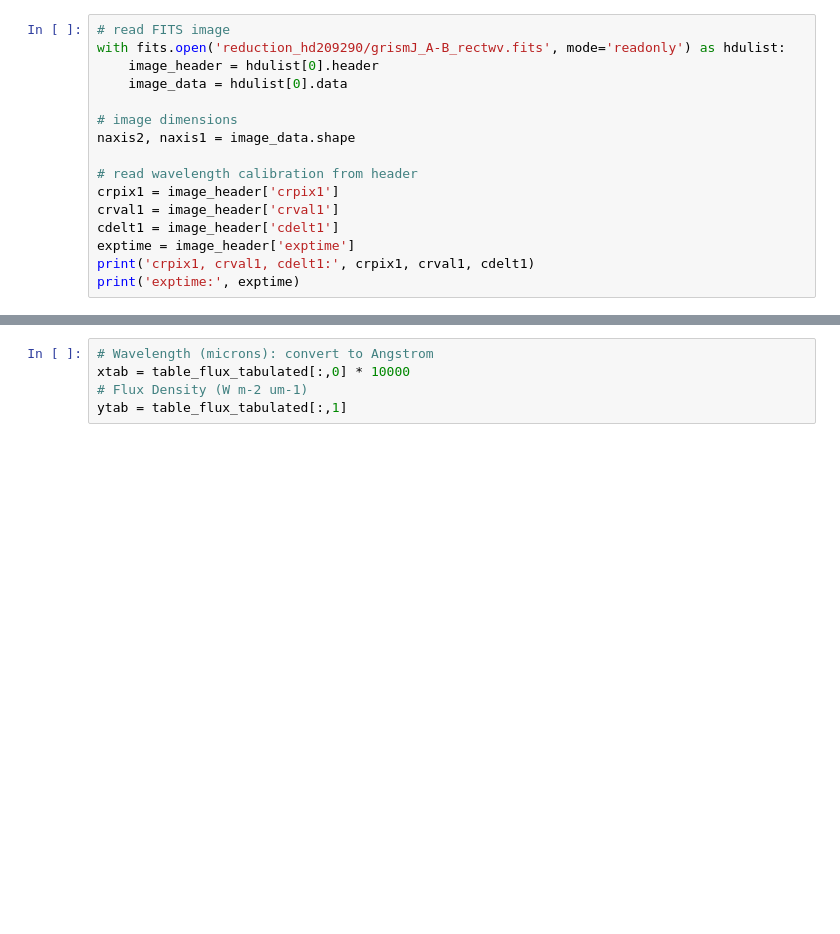
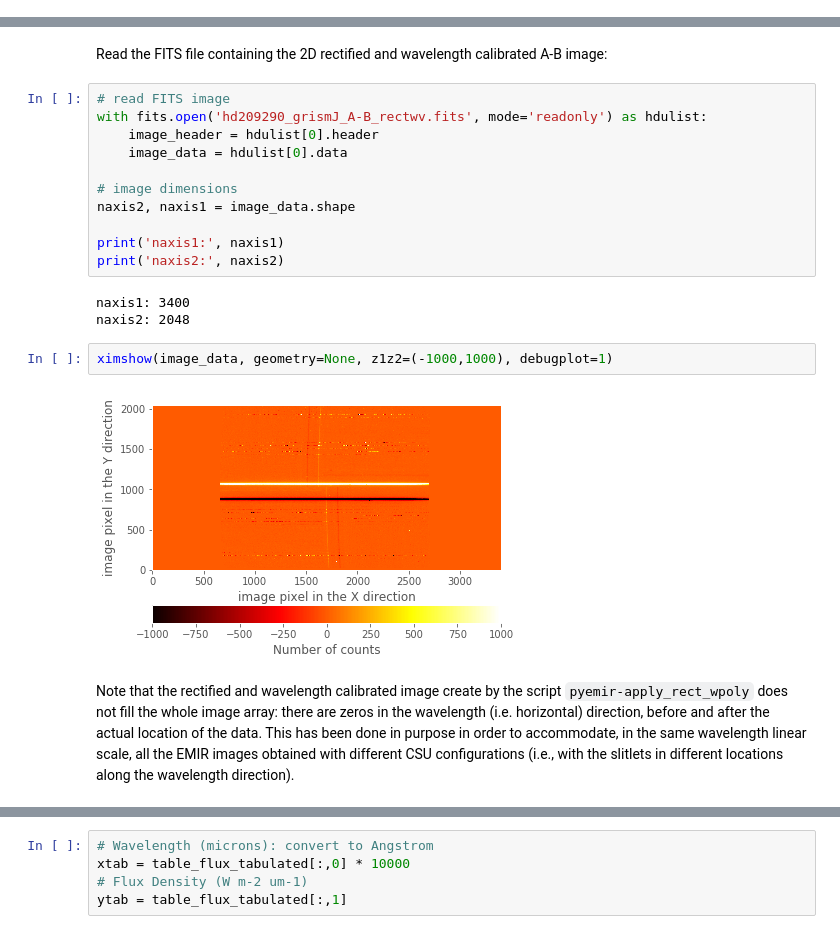
Before and after one commit to nicocardiel/xemir, a Jupyter notebook: docs/comm2b_hd209290.ipynb, the cells around one changed output, grey strips where cells are left out. Saved outputs shown, nothing was run; the diff lists cells and outputs as text; blank space fills up the shorter version.

```diff
--- a/docs/comm2b_hd209290.ipynb
+++ b/docs/comm2b_hd209290.ipynb
@@ -105,16 +0,0 @@ The file `BadPixeMask_F.fits` is available in the [calibrations](calibrations.ht
-# %%
-# read FITS image
-with fits.open('reduction_hd209290/grismJ_A-B_rectwv.fits', mode='readonly') as hdulist:
-    image_header = hdulist[0].header
-    image_data = hdulist[0].data
-
-# image dimensions
-naxis2, naxis1 = image_data.shape
-
-# read wavelength calibration from header
-crpix1 = image_header['crpix1']
-crval1 = image_header['crval1']
-cdelt1 = image_header['cdelt1']
-exptime = image_header['exptime']
-print('crpix1, crval1, cdelt1:', crpix1, crval1, cdelt1)
-print('exptime:', exptime)
@@ -193,0 +199,22 @@ The flux calibrated spectrum of this star can be found in: http://irtfweb.ifa.ha
+# %% [markdown]
+Read the FITS file containing the 2D rectified and wavelength calibrated A-B image:
+# %%
+# read FITS image
+with fits.open('hd209290_grismJ_A-B_rectwv.fits', mode='readonly') as hdulist:
+    image_header = hdulist[0].header
+    image_data = hdulist[0].data
+
+# image dimensions
+naxis2, naxis1 = image_data.shape
+
+print('naxis1:', naxis1)
+print('naxis2:', naxis2)
+# %% [output]
+naxis1: 3400
+naxis2: 2048
+# %%
+ximshow(image_data, geometry=None, z1z2=(-1000,1000), debugplot=1)
+# %% [output]
+[figure, added]
+# %% [markdown]
+Note that the rectified and wavelength calibrated image create by the script `pyemir-apply_rect_wpoly` does not fill the whole image array: there are zeros in the wavelength (i.e. horizontal) direction, before and after the actual location of the data. This has been done in purpose in order to accommodate, in the same wavelength linear scale, all the EMIR images obtained with different CSU configurations (i.e., with the slitlets in different locations along the wavelength direction).
```
Also changed, not shown: parts of 82 cells of this notebook, 4 other files.
